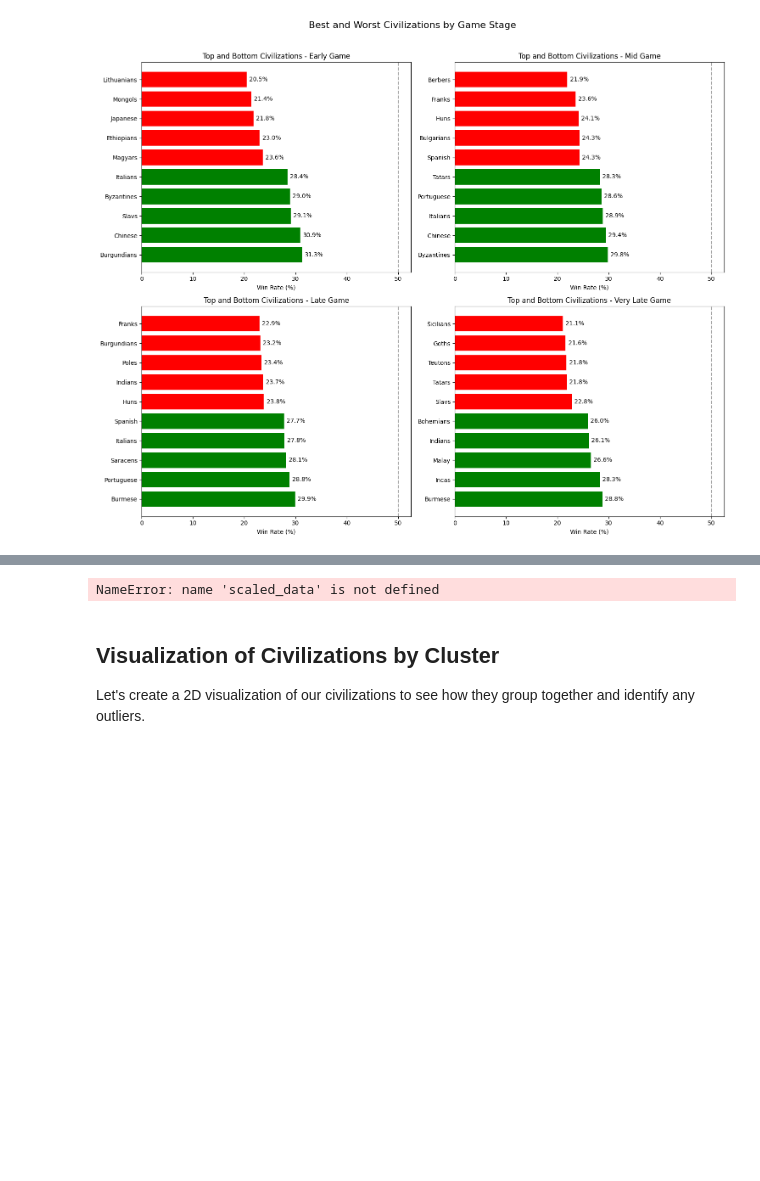
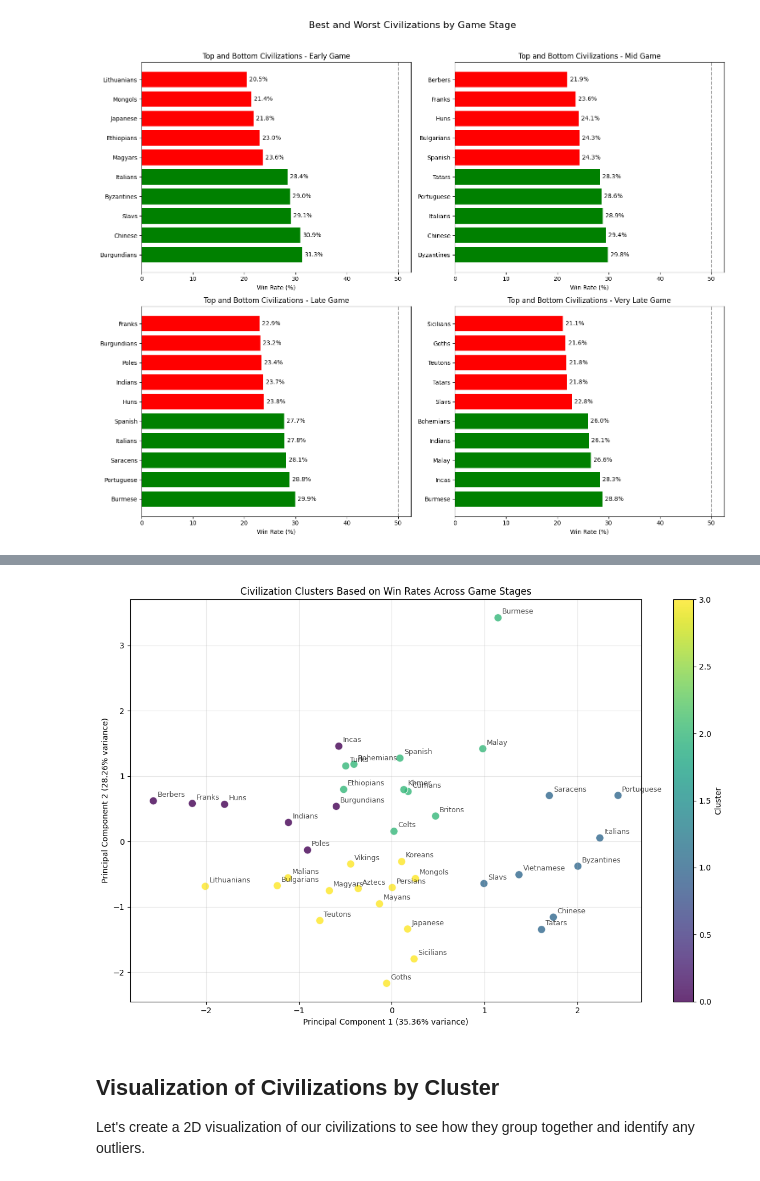
Before and after one commit to accidentalscientist/daily-data-analytics-may2025, a Jupyter notebook: day06/aoe2_matchanalysis_part2.ipynb, the cells around one changed output, grey strips where cells are left out. Cells and saved outputs as stored; diff of their text form; code cells hidden in the pictures; blank space fills up the shorter version.

Commit message:
fixed errors with my analysis and added commentary.

```diff
--- a/day06/aoe2_matchanalysis_part2.ipynb
+++ b/day06/aoe2_matchanalysis_part2.ipynb
@@ -110,35 +127,49 @@ plt.show()
 # %%
 # Use PCA to visualize civilization clusters
 from sklearn.decomposition import PCA
+
+
+# choose the numeric columns you want to cluster
+features = heatmap_df.fillna(50)          # or your own df
+
+scaler       = StandardScaler()
+scaled_data  = scaler.fit_transform(features)
+
+kmeans   = KMeans(n_clusters=4, random_state=42, n_init='auto')
+clusters = kmeans.fit_predict(scaled_data)
+
+pca      = PCA(n_components=2)
+pca_data = pca.fit_transform(scaled_data)
+
 
 # Apply clustering with the optimal k from your elbow method (e.g., 4)
 kmeans = KMeans(n_clusters=4, random_state=42)
 clusters = kmeans.fit_predict(scaled_data)
 
 # Apply PCA to reduce to 2 dimensions
 pca = PCA(n_components=2)
 pca_result = pca.fit_transform(scaled_data)
 
 # Plot the results
 plt.figure(figsize=(12, 8))
 scatter = plt.scatter(pca_result[:, 0], pca_result[:, 1], c=clusters, cmap='viridis',
                      s=100, alpha=0.8, edgecolors='w')
 
 # Add labels for each civilization
 for i, civ in enumerate(heatmap_df.index):
     plt.annotate(civ, (pca_result[i, 0], pca_result[i, 1]),
                 fontsize=9, alpha=0.7,
                 xytext=(5, 5), textcoords='offset points')
 
 plt.title('Civilization Clusters Based on Win Rates Across Game Stages')
 plt.xlabel(f'Principal Component 1 ({pca.explained_variance_ratio_[0]:.2%} variance)')
 plt.ylabel(f'Principal Component 2 ({pca.explained_variance_ratio_[1]:.2%} variance)')
 plt.colorbar(scatter, label='Cluster')
 plt.grid(True, alpha=0.3)
 plt.tight_layout()
 plt.show()
 # %% [output]
-NameError: name 'scaled_data' is not defined
+[figure, added]
 # %% [markdown]
 ## Visualization of Civilizations by Cluster
 
```
Also changed, not shown: parts of 11 cells of this notebook.
